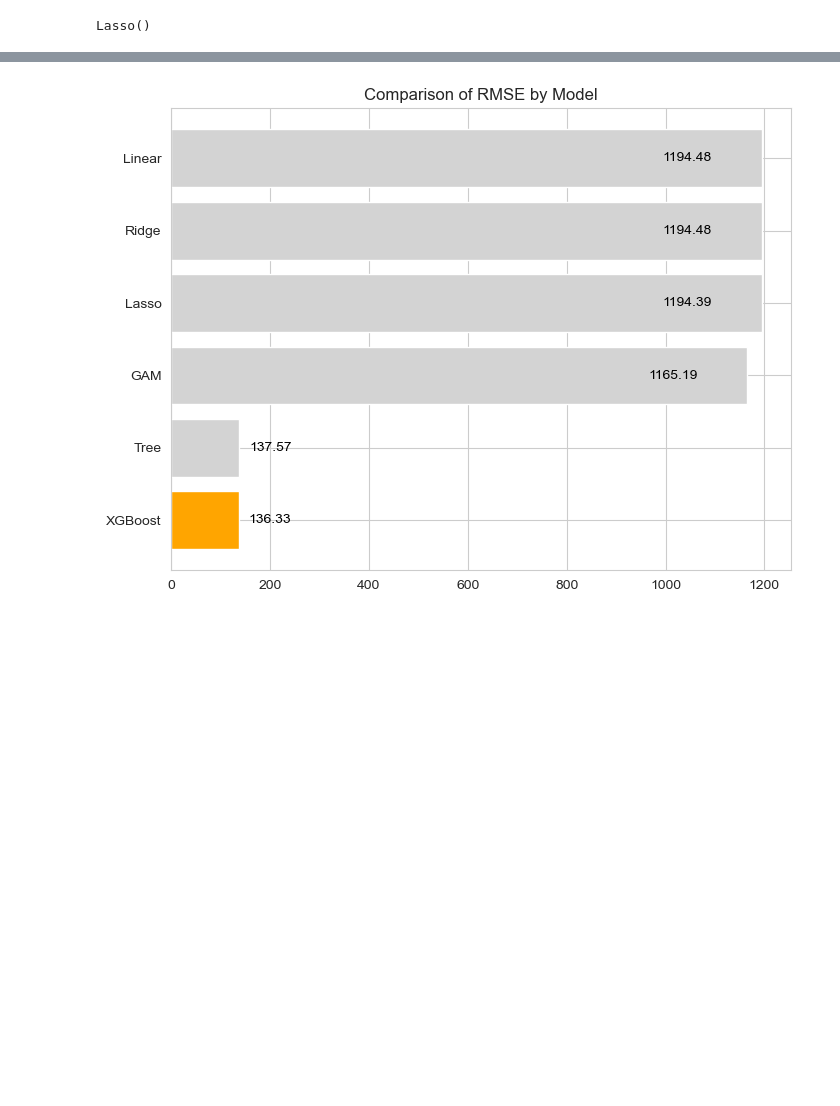
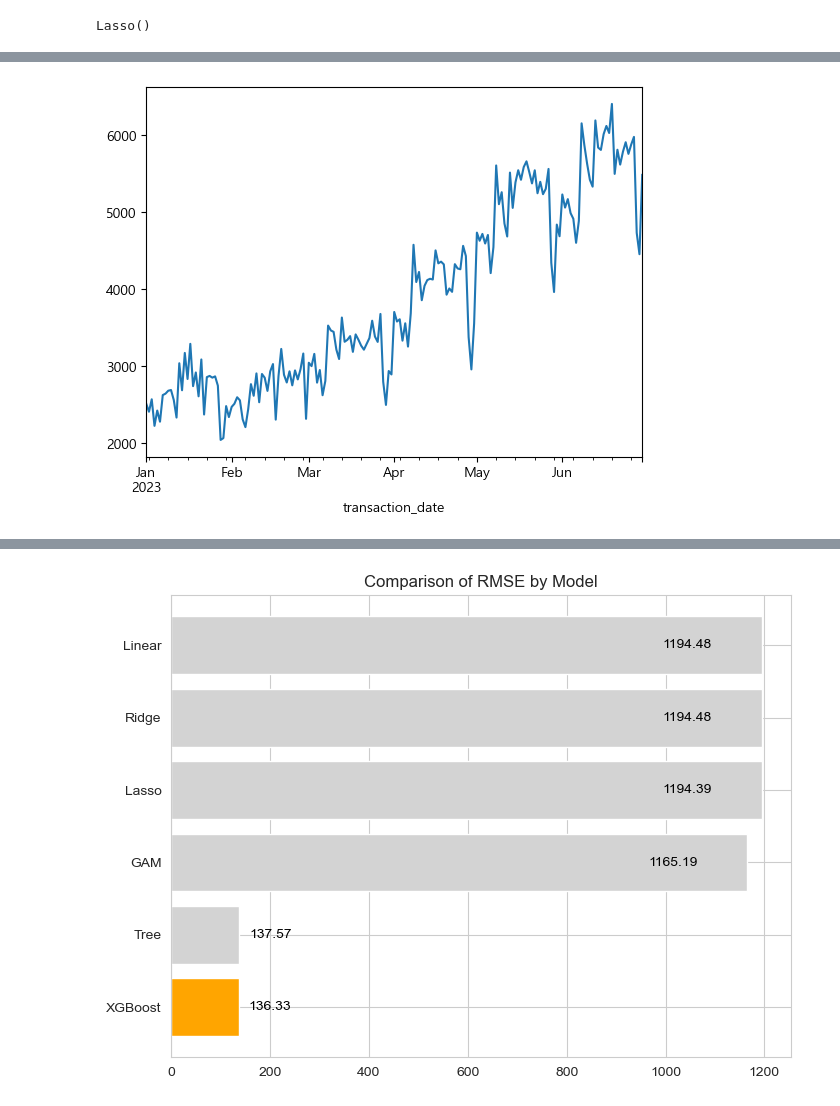
Before and after one commit to taaesu/cafe-daily-sales, a Jupyter notebook: code.ipynb, the cells around one changed output, grey strips where cells are left out. Drawn from its saved outputs; the diff is of its cells as text; code cells hidden in the pictures; blank space fills up the shorter version.

Commit message:
machine learning

```diff
--- a/code.ipynb
+++ b/code.ipynb
@@ -324,2 +344,3 @@ from sklearn.model_selection import GridSearchCV
 # %%
-xgb_model = xgb.XGBRegressor(random_state=42, objective='reg:squarederror')
+model_xgb = xgb.XGBRegressor(n_estimators=300,n_jobs=-1,max_depth=6,learning_rate=0.1,random_state=42)
+model_xgb.fit(X_le_train.drop('transaction_date', axis=1),y_train)
@@ -333,3 +358,0 @@ param_grid = {
-# %%
-grid = GridSearchCV(xgb_model, param_grid, cv=5, scoring='neg_mean_squared_error', n_jobs=-1)
-grid.fit(X_train, y_train)
@@ -370,0 +366,6 @@ RMSE: 136.33
+# %%
+arima_train = X_ohe_train[['transaction_date']].assign(y=y_train).groupby('transaction_date').agg({'y':'sum'}).reset_index()
+arima_test = X_ohe_test[['transaction_date']].assign(y=y_test).groupby('transaction_date').agg({'y':'sum'}).reset_index()
+# %%
+ts = pd.concat([arima_train,arima_test]).set_index('transaction_date')['y']
+ts
@@ -370,0 +386,4 @@ RMSE: 136.33
+# %%
+ts.plot();
+# %% [output]
+[figure, added]
```
Also changed, not shown: parts of 29 cells of this notebook.
